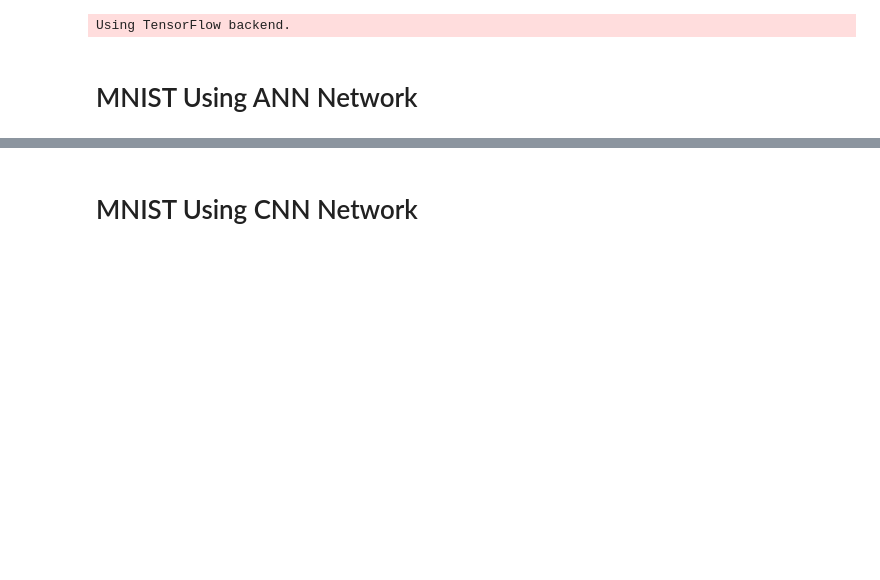
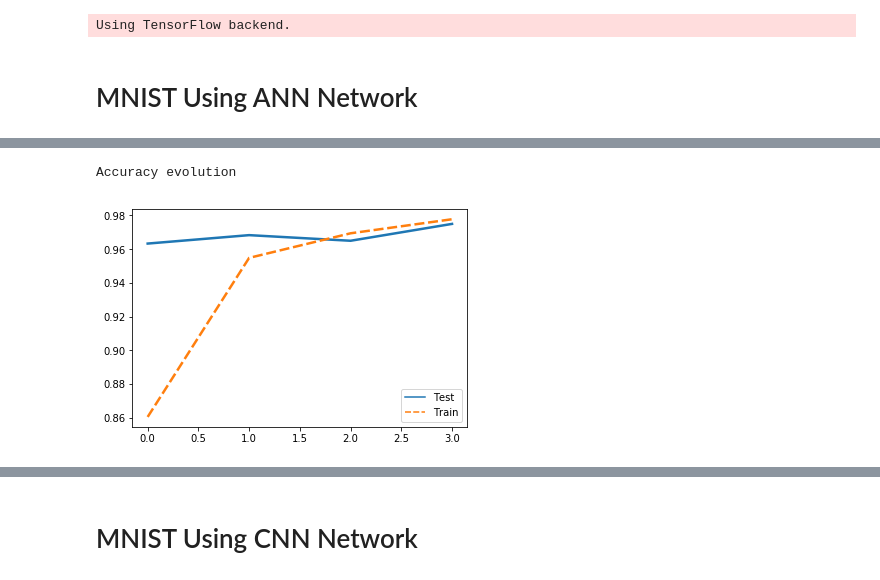
Before and after one commit to moesmatheus/Neural_network, a Jupyter notebook: notebook.ipynb, the cells around one changed output, grey strips where cells are left out. Saved outputs shown, nothing was run; the diff lists cells and outputs as text; code cells hidden in the pictures; blank space fills up the shorter version.

```diff
--- a/notebook.ipynb
+++ b/notebook.ipynb
@@ -74,0 +80,6 @@ Epoch 4/4
+# %%
+print('Accuracy evolution')
+model.plot_acc()
+# %% [output]
+Accuracy evolution
+[figure, added]
```
Also changed, not shown: parts of 36 cells of this notebook, 1 other file.
